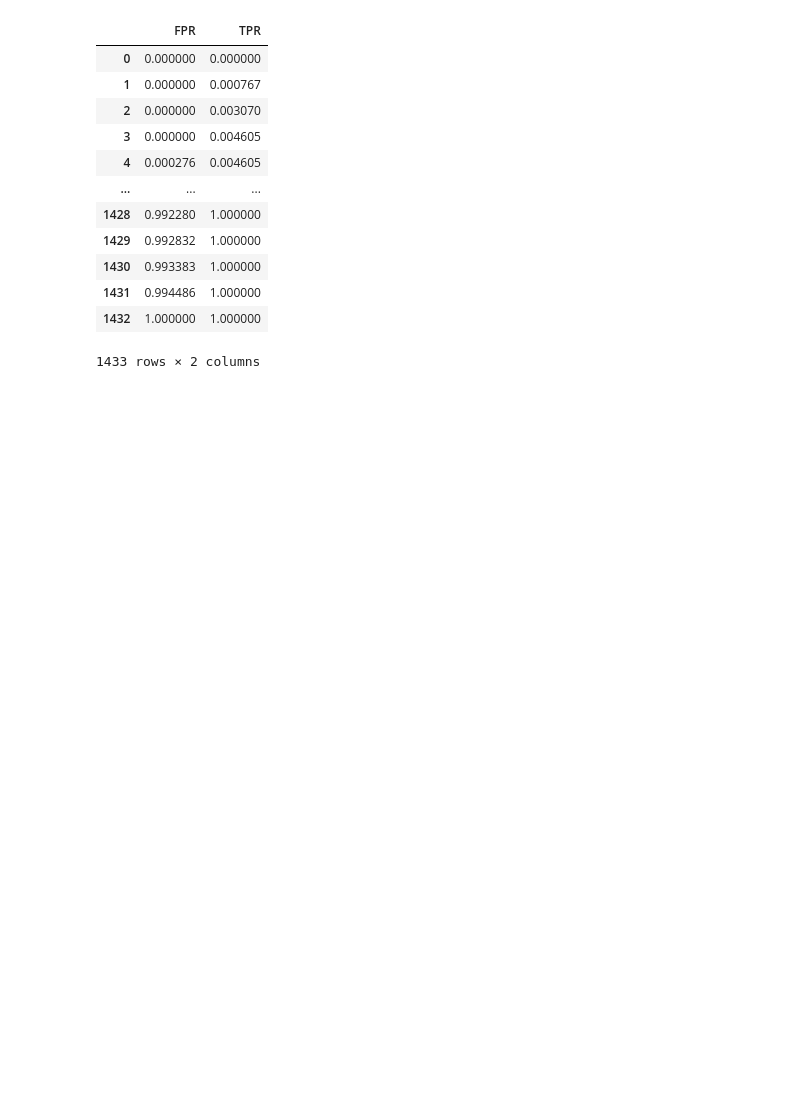
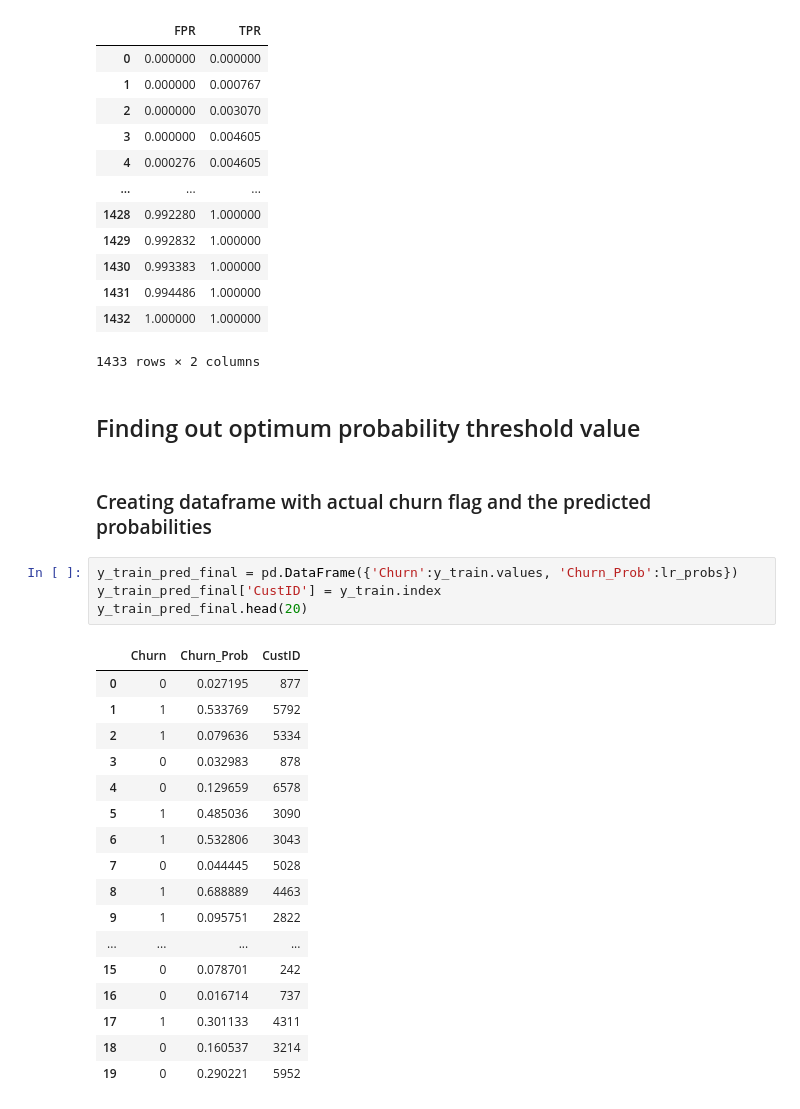
Before and after one commit to asa1997/CarPricePrediction, a Jupyter notebook: Telecom_Customer_Churn/Telecom_CustomerChurn.ipynb, the cells around one changed output. Drawn from its saved outputs; the diff is of its cells as text; blank space fills up the shorter version.

```diff
--- a/Telecom_Customer_Churn/Telecom_CustomerChurn.ipynb
+++ b/Telecom_Customer_Churn/Telecom_CustomerChurn.ipynb
@@ -855,3 +856,29 @@ pd.DataFrame(zip(lr_fpr, lr_tpr), columns=('FPR', 'TPR'))
 | 1431 | 0.994486 | 1.000000 |
 | 1432 | 1.000000 | 1.000000 |
 1433 rows × 2 columns
+# %% [markdown]
+## Finding out optimum probability threshold value
+# %% [markdown]
+### Creating dataframe with actual churn flag and the predicted probabilities
+# %%
+y_train_pred_final = pd.DataFrame({'Churn':y_train.values, 'Churn_Prob':lr_probs})
+y_train_pred_final['CustID'] = y_train.index
+y_train_pred_final.head(20)
+# %% [output]
+|  | Churn | Churn_Prob | CustID |
+| 0 | 0 | 0.027195 | 877 |
+| 1 | 1 | 0.533769 | 5792 |
+| 2 | 1 | 0.079636 | 5334 |
+| 3 | 0 | 0.032983 | 878 |
+| 4 | 0 | 0.129659 | 6578 |
+| 5 | 1 | 0.485036 | 3090 |
+| 6 | 1 | 0.532806 | 3043 |
+| 7 | 0 | 0.044445 | 5028 |
+| 8 | 1 | 0.688889 | 4463 |
+| 9 | 1 | 0.095751 | 2822 |
+| ... | ... | ... | ... |
+| 15 | 0 | 0.078701 | 242 |
+| 16 | 0 | 0.016714 | 737 |
+| 17 | 1 | 0.301133 | 4311 |
+| 18 | 0 | 0.160537 | 3214 |
+| 19 | 0 | 0.290221 | 5952 |
```
Also changed, not shown: parts of 22 cells of this notebook.
